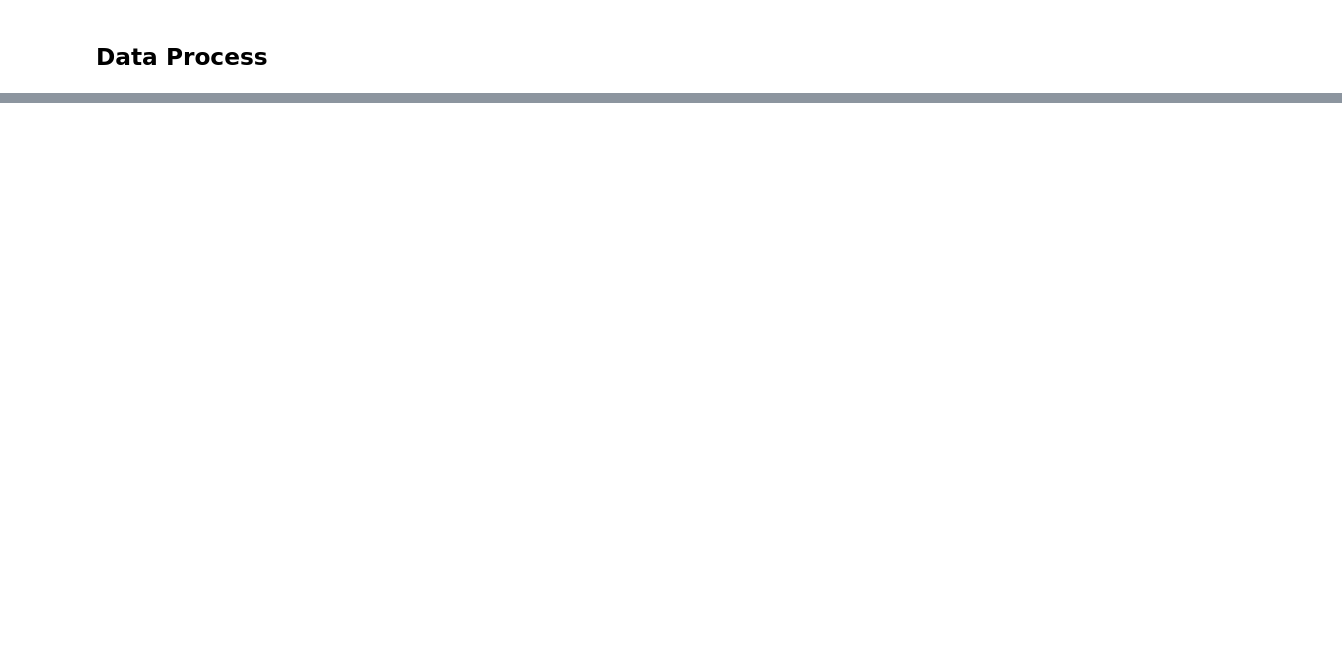
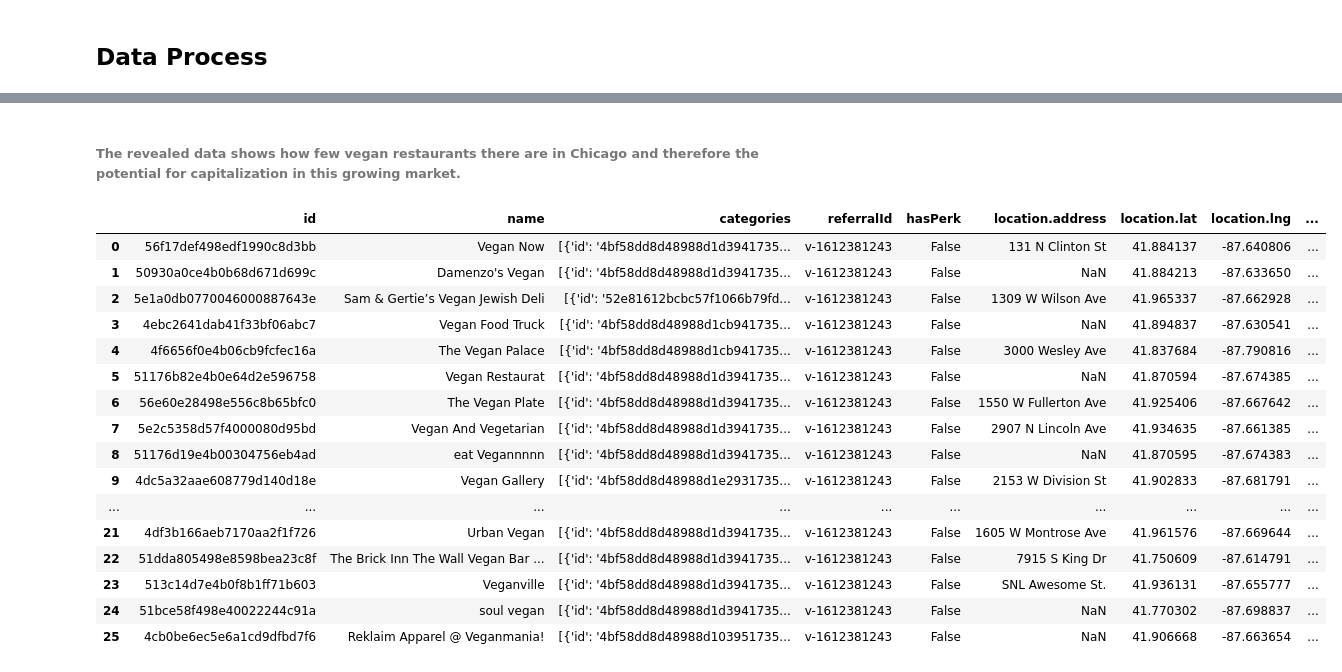
Before and after one commit to MBasnar/Coursera_Capstone, a Jupyter notebook: The Battle of Neighborhoods.ipynb, the cells around one changed output, grey strips where cells are left out. Cells and saved outputs as stored; diff of their text form; code cells hidden in the pictures; blank space fills up the shorter version.

```diff
--- a/The Battle of Neighborhoods.ipynb
+++ b/The Battle of Neighborhoods.ipynb
@@ -15,0 +74,8 @@ Once the data has been aquired, the data will be cleaned and analyzed to reveal
+# %%
+address = 'Chicago, IL'
+
+geolocator = Nominatim(user_agent="chicago_explorer")
+location = geolocator.geocode(address)
+latitude = location.latitude
+longitude = location.longitude
+print('The geographical coordinate of Chicago are {}, {}.'.format(latitude, longitude))
@@ -15,0 +86,9 @@ Once the data has been aquired, the data will be cleaned and analyzed to reveal
+# %%
+CLIENT_ID = '143QSD4JTIZGMNAGDNIX3LJXZE1MHGHLCQ2EWATAPWKJOLXS'
+CLIENT_SECRET = '1GCWBBMRIWVG205PEDLIOXXT23HITSWNWQUUVI4WAE1WQ45R'
+VERSION = '20180605'
+LIMIT = 200
+
+print('Your credentails:')
+print('CLIENT_ID: ' + CLIENT_ID)
+print('CLIENT_SECRET:' + CLIENT_SECRET)
@@ -15,0 +146,22 @@ Once the data has been aquired, the data will be cleaned and analyzed to reveal
+# %% [markdown]
+###### The revealed data shows how few vegan restaurants there are in Chicago and therefore the potential for capitalization in this growing market.
+# %%
+results_veg
+# %% [output]
+|  | id | name | categories | referralId | hasPerk | location.address | location.lat | location.lng | ... |
+| 0 | 56f17def498edf1990c8d3bb | Vegan Now | [{'id': '4bf58dd8d48988d1d3941735... | v-1612381243 | False | 131 N Clinton St | 41.884137 | -87.640806 | ... |
+| 1 | 50930a0ce4b0b68d671d699c | Damenzo's Vegan | [{'id': '4bf58dd8d48988d1d3941735... | v-1612381243 | False | NaN | 41.884213 | -87.633650 | ... |
+| 2 | 5e1a0db0770046000887643e | Sam & Gertie’s Vegan Jewish Deli | [{'id': '52e81612bcbc57f1066b79fd... | v-1612381243 | False | 1309 W Wilson Ave | 41.965337 | -87.662928 | ... |
+| 3 | 4ebc2641dab41f33bf06abc7 | Vegan Food Truck | [{'id': '4bf58dd8d48988d1cb941735... | v-1612381243 | False | NaN | 41.894837 | -87.630541 | ... |
+| 4 | 4f6656f0e4b06cb9fcfec16a | The Vegan Palace | [{'id': '4bf58dd8d48988d1cb941735... | v-1612381243 | False | 3000 Wesley Ave | 41.837684 | -87.790816 | ... |
+| 5 | 51176b82e4b0e64d2e596758 | Vegan Restaurat | [{'id': '4bf58dd8d48988d1d3941735... | v-1612381243 | False | NaN | 41.870594 | -87.674385 | ... |
+| 6 | 56e60e28498e556c8b65bfc0 | The Vegan Plate | [{'id': '4bf58dd8d48988d1d3941735... | v-1612381243 | False | 1550 W Fullerton Ave | 41.925406 | -87.667642 | ... |
+| 7 | 5e2c5358d57f4000080d95bd | Vegan And Vegetarian | [{'id': '4bf58dd8d48988d1d3941735... | v-1612381243 | False | 2907 N Lincoln Ave | 41.934635 | -87.661385 | ... |
+| 8 | 51176d19e4b00304756eb4ad | eat Vegannnnn | [{'id': '4bf58dd8d48988d1d3941735... | v-1612381243 | False | NaN | 41.870595 | -87.674383 | ... |
+| 9 | 4dc5a32aae608779d140d18e | Vegan Gallery | [{'id': '4bf58dd8d48988d1e2931735... | v-1612381243 | False | 2153 W Division St | 41.902833 | -87.681791 | ... |
+| ... | ... | ... | ... | ... | ... | ... | ... | ... | ... |
+| 21 | 4df3b166aeb7170aa2f1f726 | Urban Vegan | [{'id': '4bf58dd8d48988d1d3941735... | v-1612381243 | False | 1605 W Montrose Ave | 41.961576 | -87.669644 | ... |
+| 22 | 51dda805498e8598bea23c8f | The Brick Inn The Wall Vegan Bar ... | [{'id': '4bf58dd8d48988d1d3941735... | v-1612381243 | False | 7915 S King Dr | 41.750609 | -87.614791 | ... |
+| 23 | 513c14d7e4b0f8b1ff71b603 | Veganville | [{'id': '4bf58dd8d48988d1d3941735... | v-1612381243 | False | SNL Awesome St. | 41.936131 | -87.655777 | ... |
+| 24 | 51bce58f498e40022244c91a | soul vegan | [{'id': '4bf58dd8d48988d1d3941735... | v-1612381243 | False | NaN | 41.770302 | -87.698837 | ... |
+| 25 | 4cb0be6ec5e6a1cd9dfbd7f6 | Reklaim Apparel @ Veganmania! | [{'id': '4bf58dd8d48988d103951735... | v-1612381243 | False | NaN | 41.906668 | -87.663654 | ... |
```
Also changed, not shown: parts of 31 cells of this notebook.
